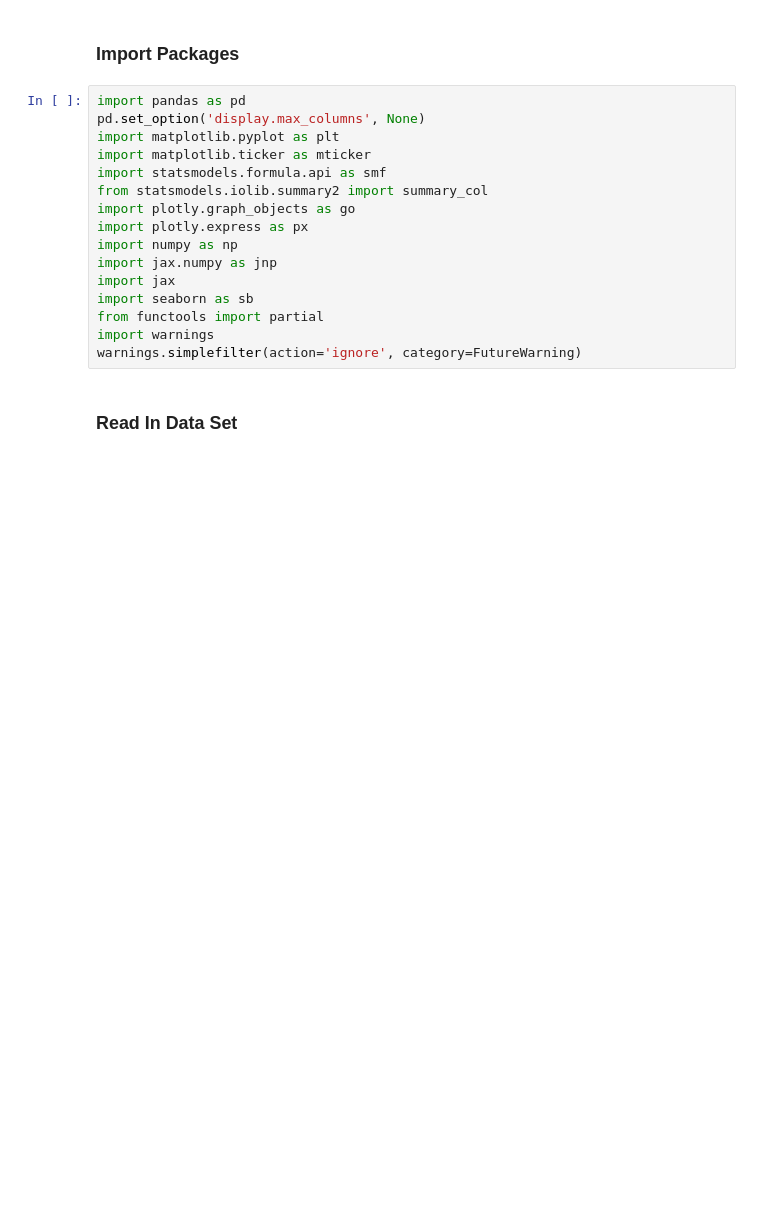
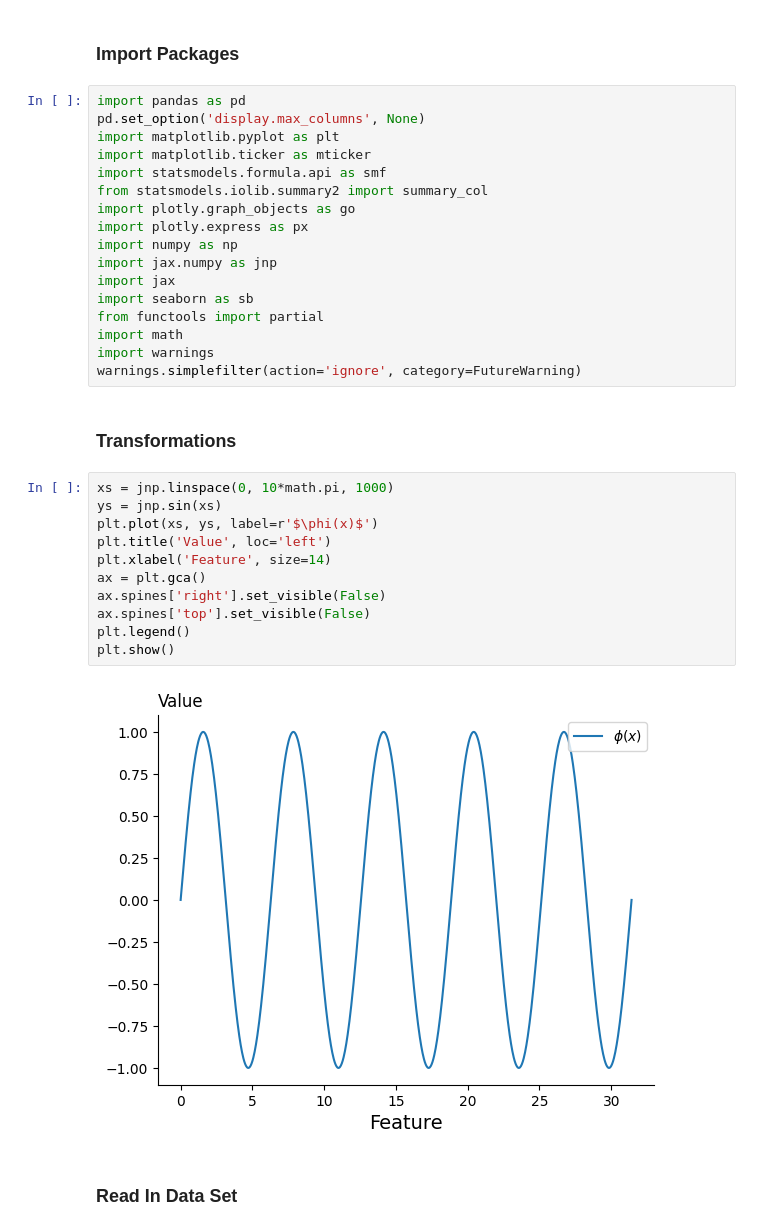
Before and after one commit to pharringtonp19/business-analytics, a Jupyter notebook: notebooks/regression/regression_transformations_motivation.ipynb, the cells around one changed output. Saved outputs shown, nothing was run; the diff lists cells and outputs as text; blank space fills up the shorter version.

```diff
--- a/notebooks/regression/regression_transformations_motivation.ipynb
+++ b/notebooks/regression/regression_transformations_motivation.ipynb
@@ -20,8 +26,24 @@ import jax.numpy as jnp
 import jax
 import seaborn as sb
 from functools import partial
+import math
 import warnings
 warnings.simplefilter(action='ignore', category=FutureWarning)
+# %% [markdown]
+### **Transformations**
+# %%
+xs = jnp.linspace(0, 10*math.pi, 1000)
+ys = jnp.sin(xs)
+plt.plot(xs, ys, label=r'$\phi(x)$')
+plt.title('Value', loc='left')
+plt.xlabel('Feature', size=14)
+ax = plt.gca()
+ax.spines['right'].set_visible(False)
+ax.spines['top'].set_visible(False)
+plt.legend()
+plt.show()
+# %% [output]
+[figure, added]
 # %% [markdown]
 ### **Read In Data Set**
 # %%
```
Also changed, not shown: parts of 2 cells of this notebook.
